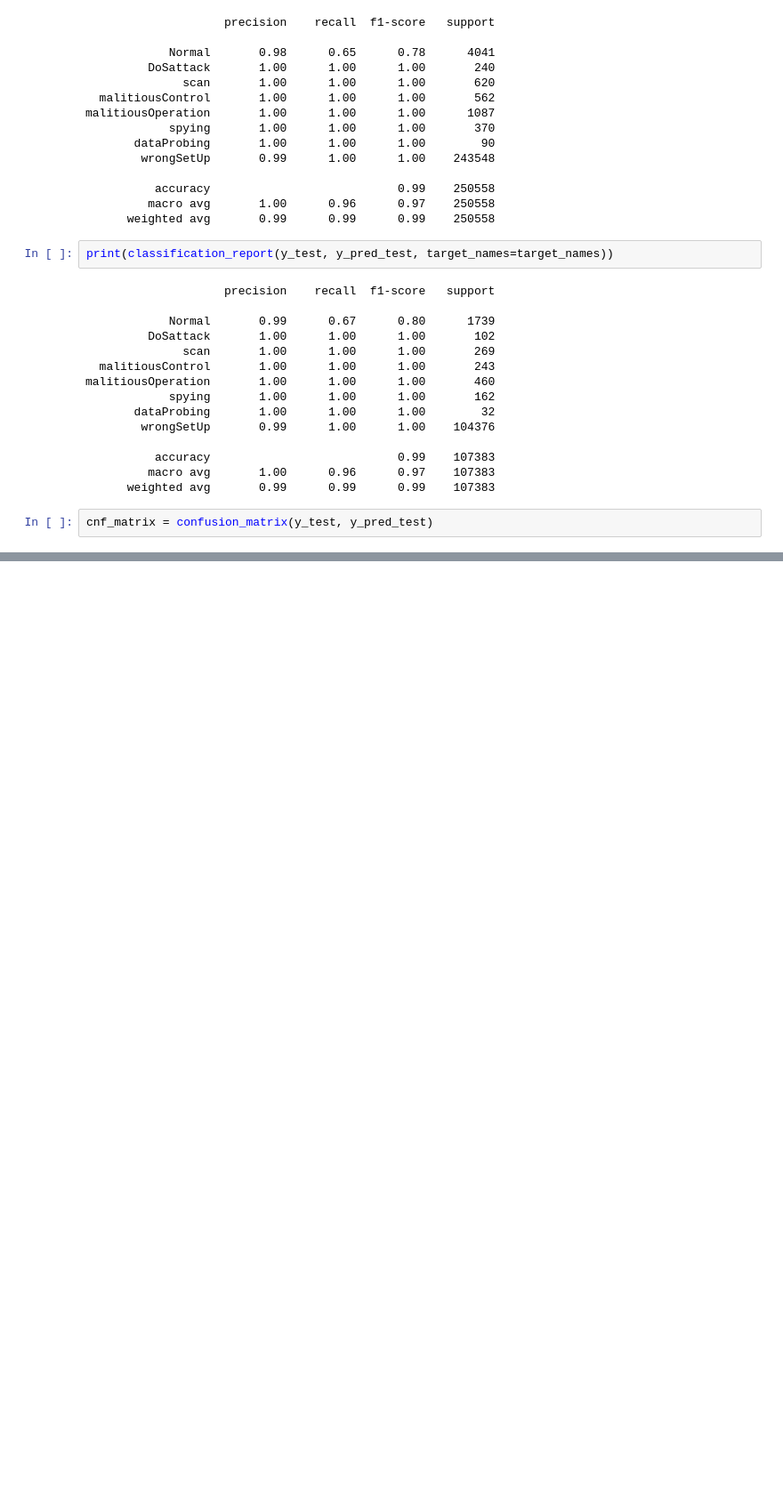
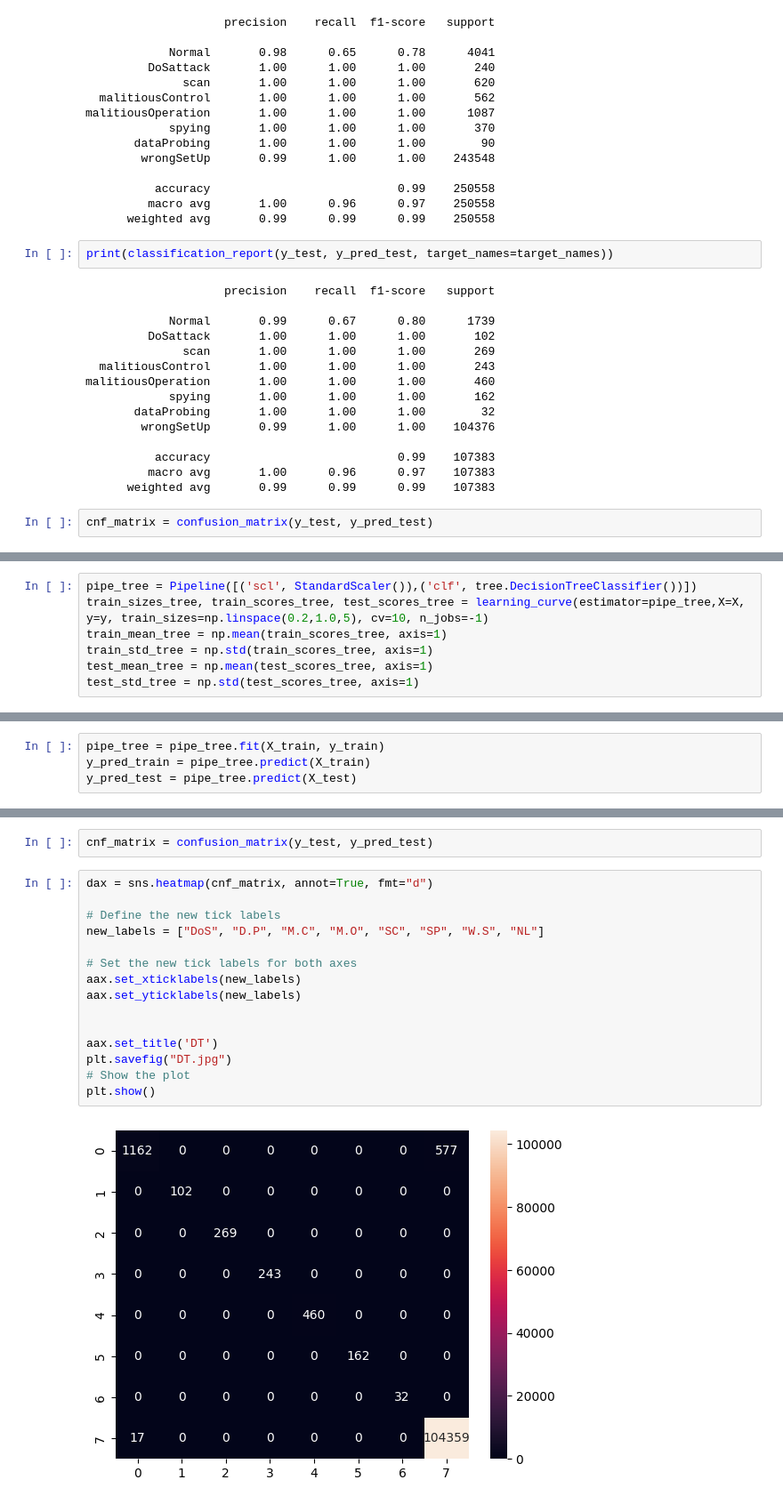
Before and after one commit to Gsuyash20/AnomalyDetect, a Jupyter notebook: performance.ipynb, the cells around one changed output, grey strips where cells are left out. Shown at 89% size. Drawn from its saved outputs; the diff is of its cells as text; blank space fills up the shorter version.

```diff
--- a/performance.ipynb
+++ b/performance.ipynb
@@ -358,0 +410,7 @@ array([[  1162,      0,      0,      0,      0,      0,      0,    577],
+# %%
+pipe_tree = Pipeline([('scl', StandardScaler()),('clf', tree.DecisionTreeClassifier())])
+train_sizes_tree, train_scores_tree, test_scores_tree = learning_curve(estimator=pipe_tree,X=X, y=y, train_sizes=np.linspace(0.2,1.0,5), cv=10, n_jobs=-1)
+train_mean_tree = np.mean(train_scores_tree, axis=1)
+train_std_tree = np.std(train_scores_tree, axis=1)
+test_mean_tree = np.mean(test_scores_tree, axis=1)
+test_std_tree = np.std(test_scores_tree, axis=1)
@@ -358,0 +435,4 @@ array([[  1162,      0,      0,      0,      0,      0,      0,    577],
+# %%
+pipe_tree = pipe_tree.fit(X_train, y_train)
+y_pred_train = pipe_tree.predict(X_train)
+y_pred_test = pipe_tree.predict(X_test)
@@ -358,0 +477,19 @@ array([[  1162,      0,      0,      0,      0,      0,      0,    577],
+# %%
+cnf_matrix = confusion_matrix(y_test, y_pred_test)
+# %%
+dax = sns.heatmap(cnf_matrix, annot=True, fmt="d")
+
+# Define the new tick labels
+new_labels = ["DoS", "D.P", "M.C", "M.O", "SC", "SP", "W.S", "NL"]
+
+# Set the new tick labels for both axes
+aax.set_xticklabels(new_labels)
+aax.set_yticklabels(new_labels)
+
+
+aax.set_title('DT')
+plt.savefig("DT.jpg")
+# Show the plot
+plt.show()
+# %% [output]
+[figure, added]
```
Also changed, not shown: parts of 36 cells of this notebook, 7 other files.
